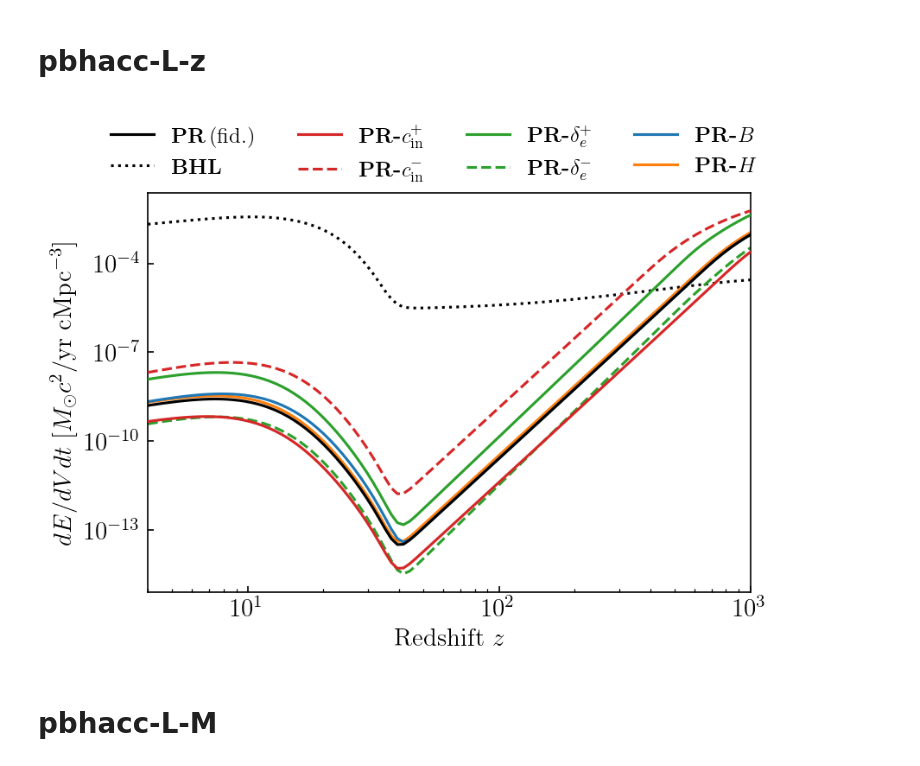
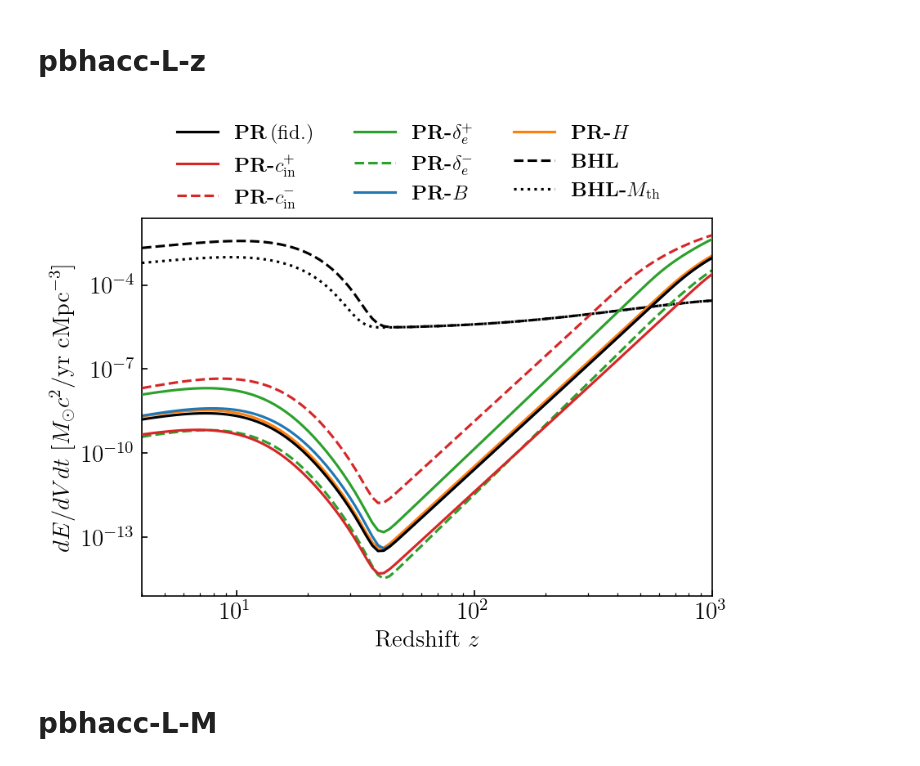
Before and after one commit to yitiansun/DM21cm, a Jupyter notebook: plotting/paper2/pbhacc-L.ipynb, the cells around one changed output. Cells and saved outputs as stored; diff of their text form; code cells hidden in the pictures.

Commit message:
more plots

```diff
--- a/plotting/paper2/pbhacc-L.ipynb
+++ b/plotting/paper2/pbhacc-L.ipynb
@@ -29,6 +29,7 @@ model_latex_dict = {
     'PRc23B': r'$\textbf{PR-}B$',
     'PRc23H': r'$\textbf{PR-}H$',
     'BHLl2': r'$\textbf{BHL}$',
+    'BHLl2mt': r'$\textbf{BHL-}M_\mathrm{th}$',
 }
 color_dict = {
     'PRc23': 'k',
@@ -41,6 +42,7 @@ color_dict = {
     'PRc23B': 'C2',
     'PRc23H': 'C3',
     'BHLl2': 'k',
+    'BHLl2mt': 'k',
 }
 ls_dict = {
     'PRc23': '-',
@@ -52,7 +54,8 @@ ls_dict = {
     'PRc23dm': '--',
     'PRc23B': '-',
     'PRc23H': '-',
-    'BHLl2': ':',
+    'BHLl2': '--',
+    'BHLl2mt': ':',
 }
 zorder_dict = {
     'PRc23': 6,
@@ -65,13 +68,14 @@ zorder_dict = {
     'PRc23B': 1,
     'PRc23H': 0,
     'BHLl2': -1,
+    'BHLl2mt': -1,
 }
 # %% [markdown]
 # pbhacc-L-z
 # %%
 m_PBH = 1e2 # [M_sun]
 
-model_name_s = ['PRc23', 'PRc14', 'PRc29', 'PRc23B', 'PRc23dp', 'PRc23dm', 'PRc23H', 'BHLl2']
+model_name_s = ['PRc23', 'PRc14', 'PRc29', 'PRc23B', 'PRc23dp', 'PRc23dm', 'PRc23H', 'BHLl2', 'BHLl2mt']
 
 z_s = np.geomspace(4, 1000, 100)
 
@@ -90,25 +94,25 @@ for name in tqdm(model_name_s):
 # %%
 fig, ax = plt.subplots(1, 1, figsize=(6, 4))
 
 text_xy_dict = {mn: None for mn in model_name_s}
 
-plot_mn_s = ['PRc23', 'BHLl2', 'PRc29', 'PRc14', 'PRc23dp', 'PRc23dm', 'PRc23B', 'PRc23H']
+plot_mn_s = ['PRc23', 'PRc29', 'PRc14', 'PRc23dp', 'PRc23dm', 'PRc23B', 'PRc23H', 'BHLl2', 'BHLl2mt']
 
 for i, mn in enumerate(plot_mn_s):
     label = model_latex_dict[mn] if not text_xy_dict[mn] else None
     ax.plot(z_s, cf_total_power_d[mn], color=color_dict[mn], label=label, zorder=zorder_dict[mn], ls=ls_dict[mn], lw=1.5)
     if text_xy_dict[mn]:
         ax.text(*text_xy_dict[mn], model_latex_dict[mn], color=color_dict[mn], fontsize=12)
 ax.set(xscale='log', yscale='log')
 ax.set(xlim=(4, 1000))
 # ax.set(xlabel=r'Redshift $z$', ylabel=r'$\langle L\rangle$ [$M_\odot c^2$/yr cMpc$^{-3}$]')
 ax.set(xlabel=r'Redshift $z$', ylabel=r'$dE/dVdt$ [$M_\odot c^2$/yr cMpc$^{-3}$]')
 
-legend = ax.legend(frameon=False, fontsize=12, ncol=4, bbox_to_anchor=(1.04, 1.22))
+legend = ax.legend(frameon=False, fontsize=12, ncol=3, bbox_to_anchor=(0.94, 1.3))
 
 fig.savefig('pbhacc-L-z.pdf', bbox_inches='tight')
 # %% [output]
-[figure, old version]
+[figure, new version]
 # %% [markdown]
 # pbhacc-L-M
 # %%
```
Also changed, not shown: parts of 2 cells of this notebook, 6 other files.
